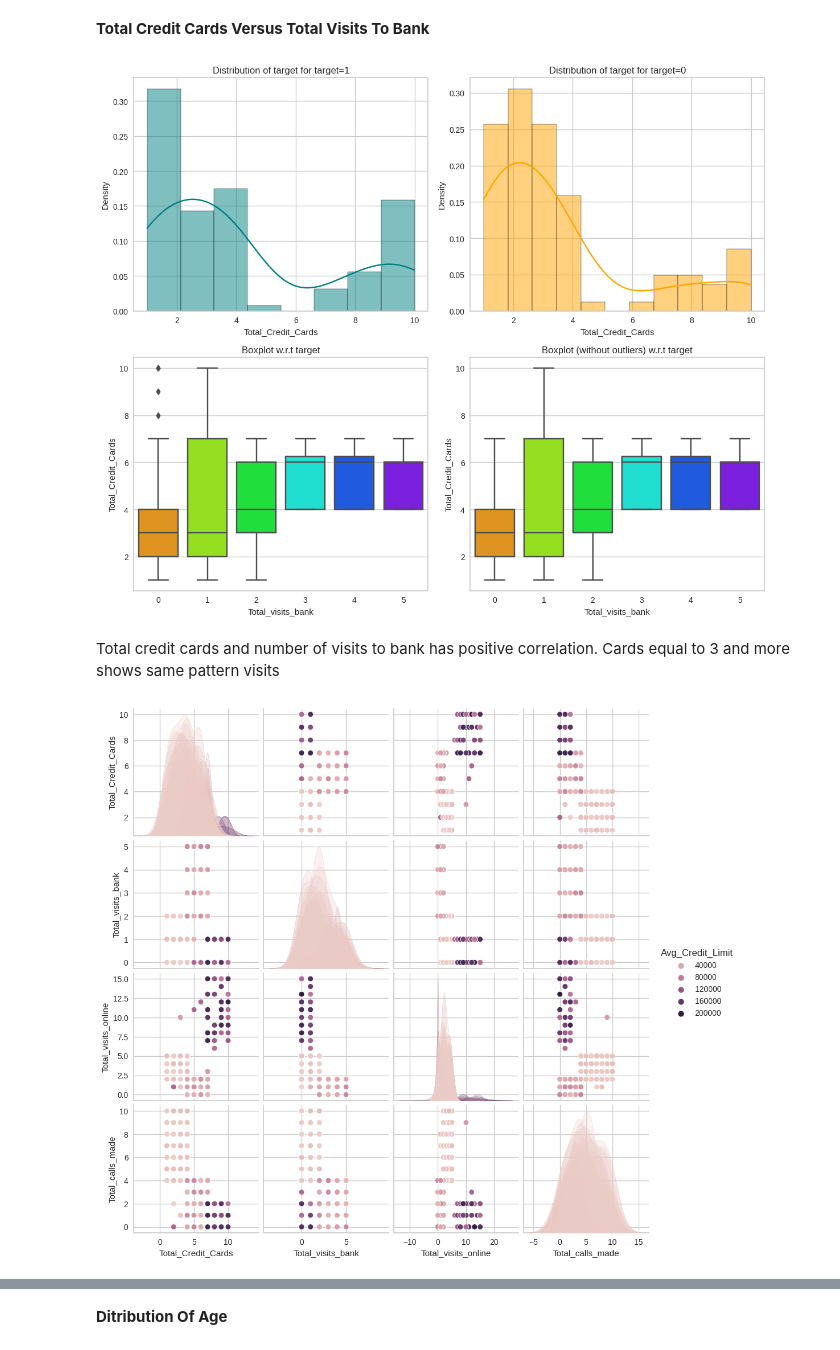
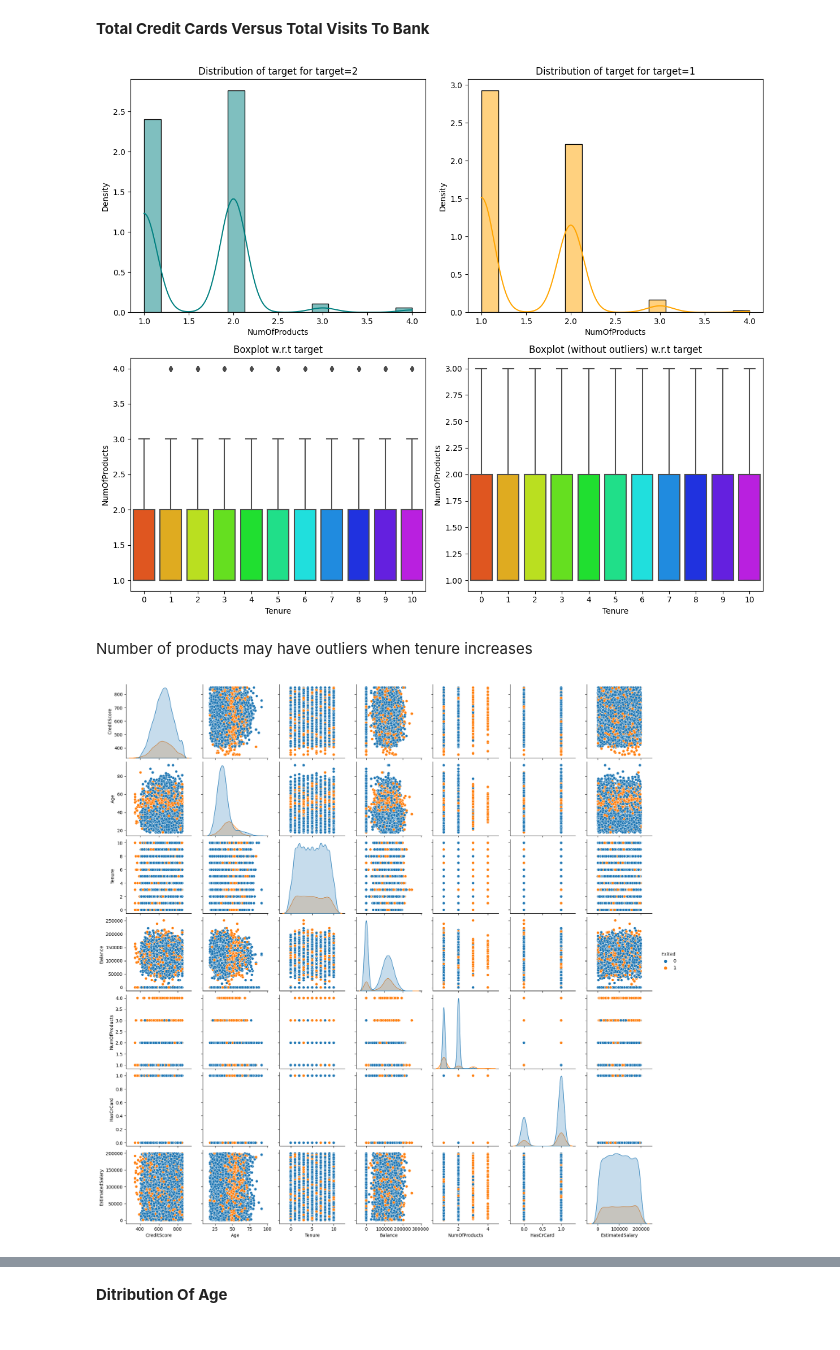
Before and after one commit to muratgguzel/AIML-DeepNN_Project7-BankChurnPrediction, a Jupyter notebook: Murat_Goksenin_Guzel_Project7_v1_1.ipynb, the cells around one changed output, grey strips where cells are left out. Saved outputs shown, nothing was run; the diff lists cells and outputs as text; code cells hidden in the pictures.

```diff
--- a/Murat_Goksenin_Guzel_Project7_v1_1.ipynb
+++ b/Murat_Goksenin_Guzel_Project7_v1_1.ipynb
@@ -583,3 +630,5 @@ data_EDA = data_EDA.drop(["Customer Key"], axis=1)
+# %%
+data_EDA = data_EDA.drop(["CustomerId"], axis=1)
 # %%
 data_EDA.info()
 # %% [output]
@@ -624,5 +679,11 @@ plt.show()
 # %% [markdown]
 **Differentiating Numerical Columns**
+# %%
+data_EDA["IsActiveMember"]=data_EDA["IsActiveMember"].astype("category")
+# %%
+data_EDA["HasCrCard "]=data_EDA["HasCrCard"].astype("category")
+# %%
+data_EDA["Exited"]=data_EDA["Exited"].astype("category")
 # %%
 numeric_cols = data_EDA.select_dtypes(include=[np.number]).columns
 
@@ -707,20 +764,20 @@ This shows the distribution Average Credit Limit versus Total Credit Cards. Dist
 # %% [markdown]
 **Total Credit Cards Versus Total Visits To Bank**
 # %%
-distribution_plot_wrt_target(data_EDA, "Total_Credit_Cards", "Total_visits_bank")
+distribution_plot_wrt_target(data_EDA, "NumOfProducts", "Tenure")
 # %% [output]
-[figure, old version]
+[figure, new version]
-# %% [markdown]
-Total credit cards and number of visits to bank has positive correlation. Cards equal to 3 and more shows same pattern visits
+# %% [markdown]
+Number of products may have outliers when tenure increases
 # %%
 #num_col = data_EDA.select_dtypes(include=np.number).columns.tolist()
 #for item in num_col:
 #    labeled_barplot(data_EDA, item, perc=True)
 # %%
-sns.pairplot(data=data_EDA,hue="Avg_Credit_Limit", diag_kind="kde")
+sns.pairplot(data=data_EDA,hue="Exited", diag_kind="kde")
 plt.show()
 # %% [output]
-[figure, old version]
+[figure, new version]
 # %%
 # function to create labeled barplots
 
```
Also changed, not shown: parts of 213 cells of this notebook.
